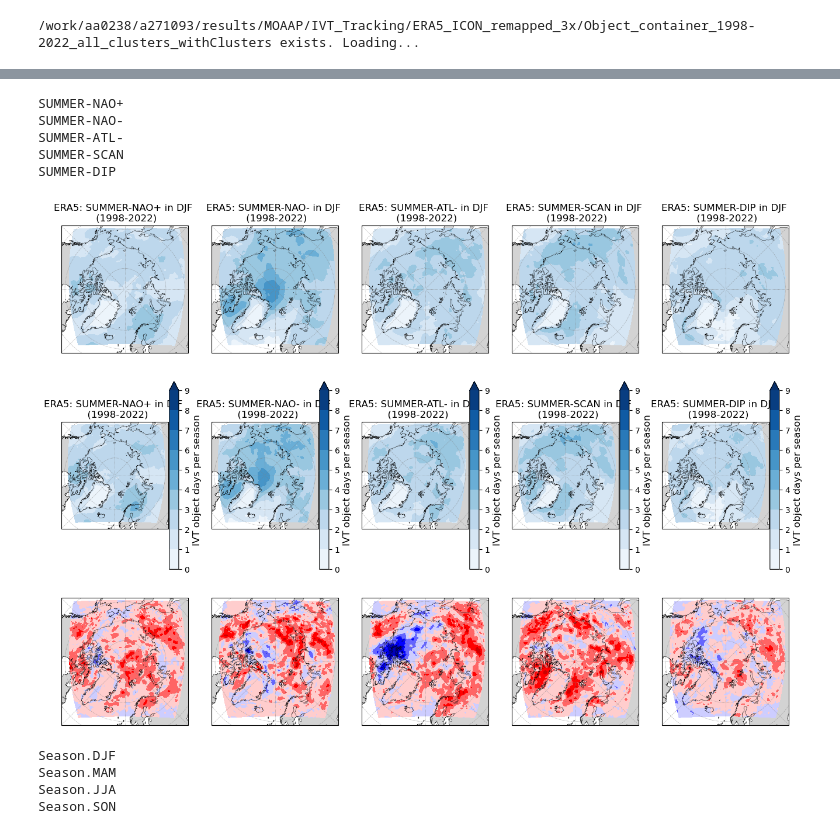
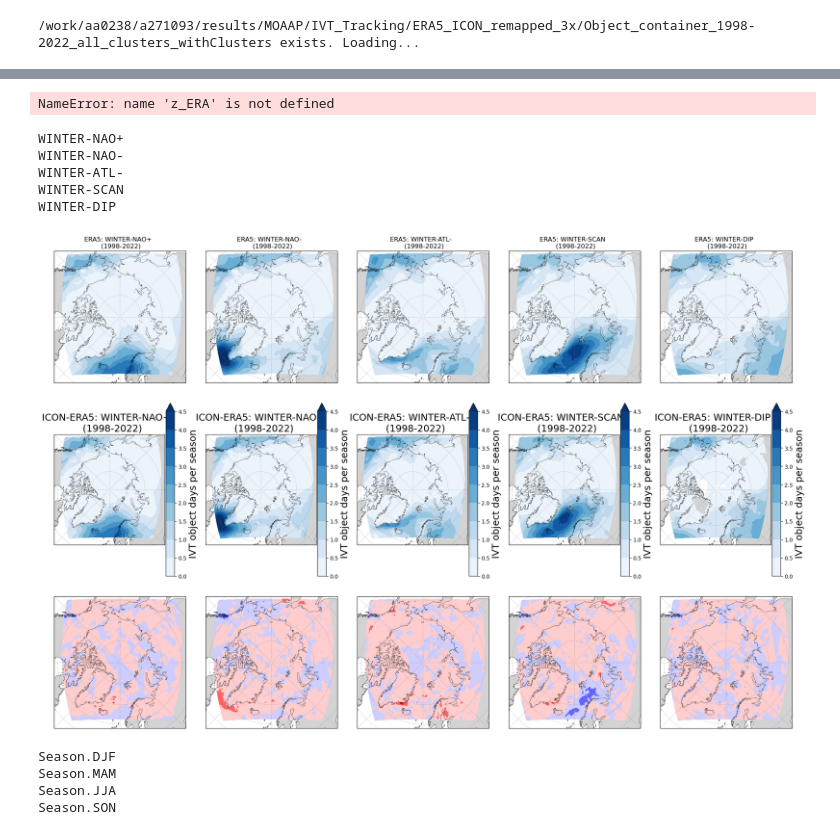
Before and after one commit to jobo95/MOAAP, a Jupyter notebook: Notebooks/Analysis/ICON_IVT_occurrences_by_regime_ERA_vs_ICON_ERA.ipynb, the cells around one changed output, grey strips where cells are left out. Drawn from its saved outputs; the diff is of its cells as text; code cells hidden in the pictures.

```diff
--- a/Notebooks/Analysis/ICON_IVT_occurrences_by_regime_ERA_vs_ICON_ERA.ipynb
+++ b/Notebooks/Analysis/ICON_IVT_occurrences_by_regime_ERA_vs_ICON_ERA.ipynb
@@ -92,16 +92,20 @@ Data variables: (12/13)
     speed            (times) float64 112B nan 16.79 9.105 ... 10.01 0.0 41.2
     gridpoints       (times) object 112B [RotatedGridPoint(lat=31.0, lon=-18....
     clusters         (times) <U11 616B 'SUMMER-NAO-' ... 'SUMMER-NAO-'
+# %%
+z_ERA
+# %% [output]
+NameError: name 'z_ERA' is not defined
 # %%
-fig = plt.figure(figsize=(13,10))
+fig = plt.figure(figsize=(20,14))
 subplts = (3,5)
-levels=np.arange(0,10,1)
-for   i, regime in enumerate(GPH700_5Cluster_JJA):
+levels=np.arange(0,5,0.5)
+for   i, regime in enumerate(GPH700_5Cluster_DJF):
 
     regime= regime.value
     print (regime)
 
-    IVTobjs_sel_ERA5 = IVT_objs_ERA5.sel_season(Season.JJA).sel_by_regime(regime)
+    IVTobjs_sel_ERA5 = IVT_objs_ERA5.sel_season(Season.DJF).sel_by_regime(regime)
 
     lon,lat,z_ERA5 = count_objs_grid_points(IVTobjs_sel_ERA5, normalization_factor=24.)
 
@@ -122,45 +126,47 @@ for   i, regime in enumerate(GPH700_5Cluster_JJA):
 
 
 
-    IVTobjs_sel_ICON_ERA5 = IVT_objs_ICON_ERA5.sel_season(Season.JJA).sel_by_regime(regime)
+    IVTobjs_sel_ICON_ERA5 = IVT_objs_ICON_ERA5.sel_season(Season.DJF).sel_by_regime(regime)
 
     lon,lat,z_ICON_ERA5 = count_objs_grid_points(IVTobjs_sel_ICON_ERA5, normalization_factor=24.)
 
     # normalize grid point counts to counts per season
     z_ICON_ERA5= (z_ICON_ERA5/num_years)*1.000001
 
 
     plot_on_rotated_grid(lon,
                                   lat,
                                   z_ICON_ERA5,
                                   fig=fig,
                                   index = i+5,
                                   subplts=subplts,
+                                 font_size=18,
+
 
                                   levels = levels,
-                                  title=f"ERA5: {regime}  \n  ({first_year}-{last_year})",
+                                  title=f"ICON-ERA5: {regime}  \n  ({first_year}-{last_year})",
                                   cbar_label = "IVT object days per season",)
 
     plot_on_rotated_grid(lon,
                                   lat,
                                   z_ICON_ERA5-z_ERA5,
                                   fig=fig,
                                   index = i+10,
                                   subplts=subplts,
                                    cmap="seismic",
 
                                   levels = np.arange(-1,1.1,0.2),
                                   #title=f"ERA5 minus ICON-ERA5: {regime} in DJF ({first_year}-{last_year})",
                                   cbar_label = "IVT object day difference per season",
                                   cbar=False)
 plt.tight_layout()
 # %% [output]
-SUMMER-NAO+
-SUMMER-NAO-
-SUMMER-ATL-
-SUMMER-SCAN
-SUMMER-DIP
+WINTER-NAO+
+WINTER-NAO-
+WINTER-ATL-
+WINTER-SCAN
+WINTER-DIP
-[figure, old version]
+[figure, new version]
 # %%
 fig = plt.figure(figsize=(80,14))
 
```
Also changed, not shown: 5 other files.
